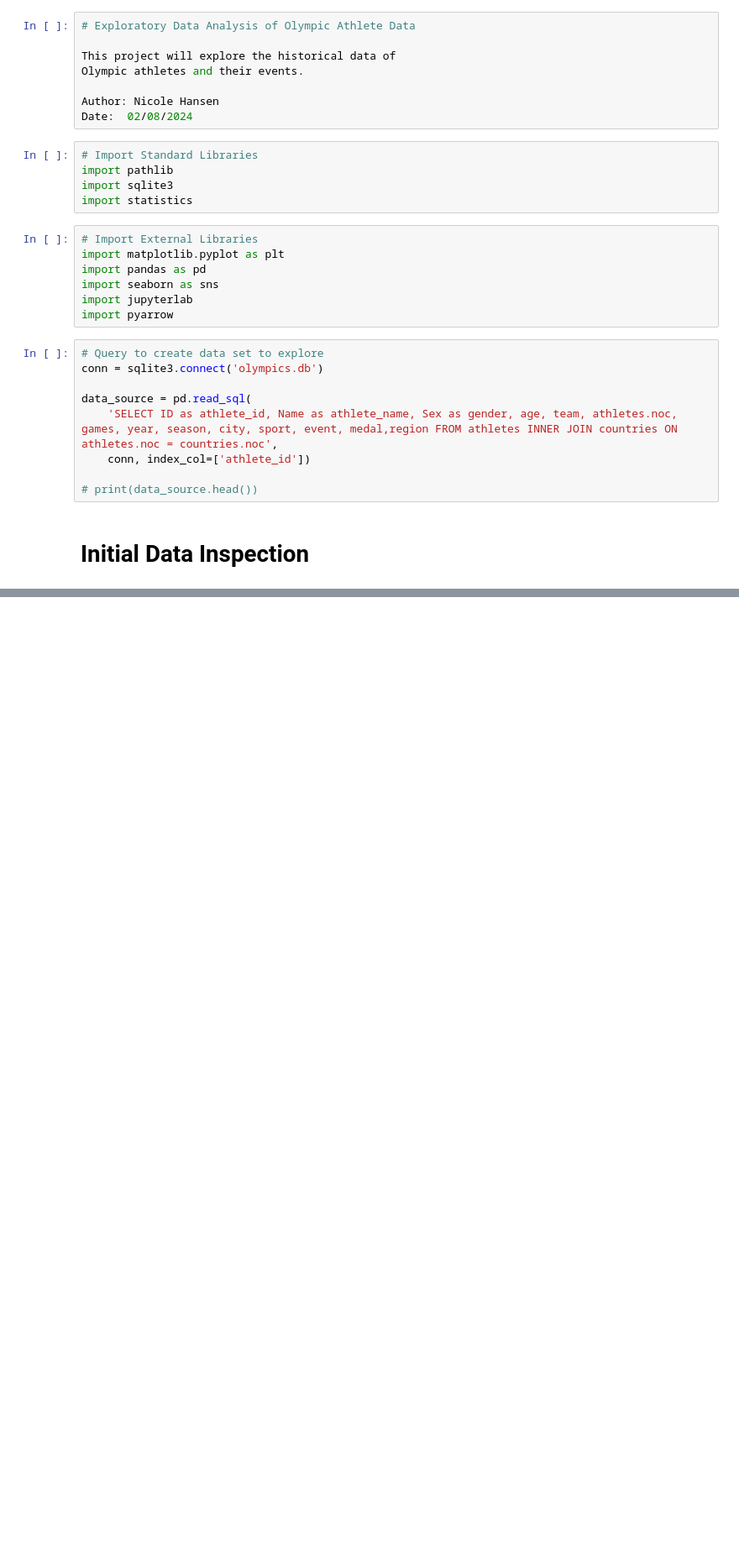
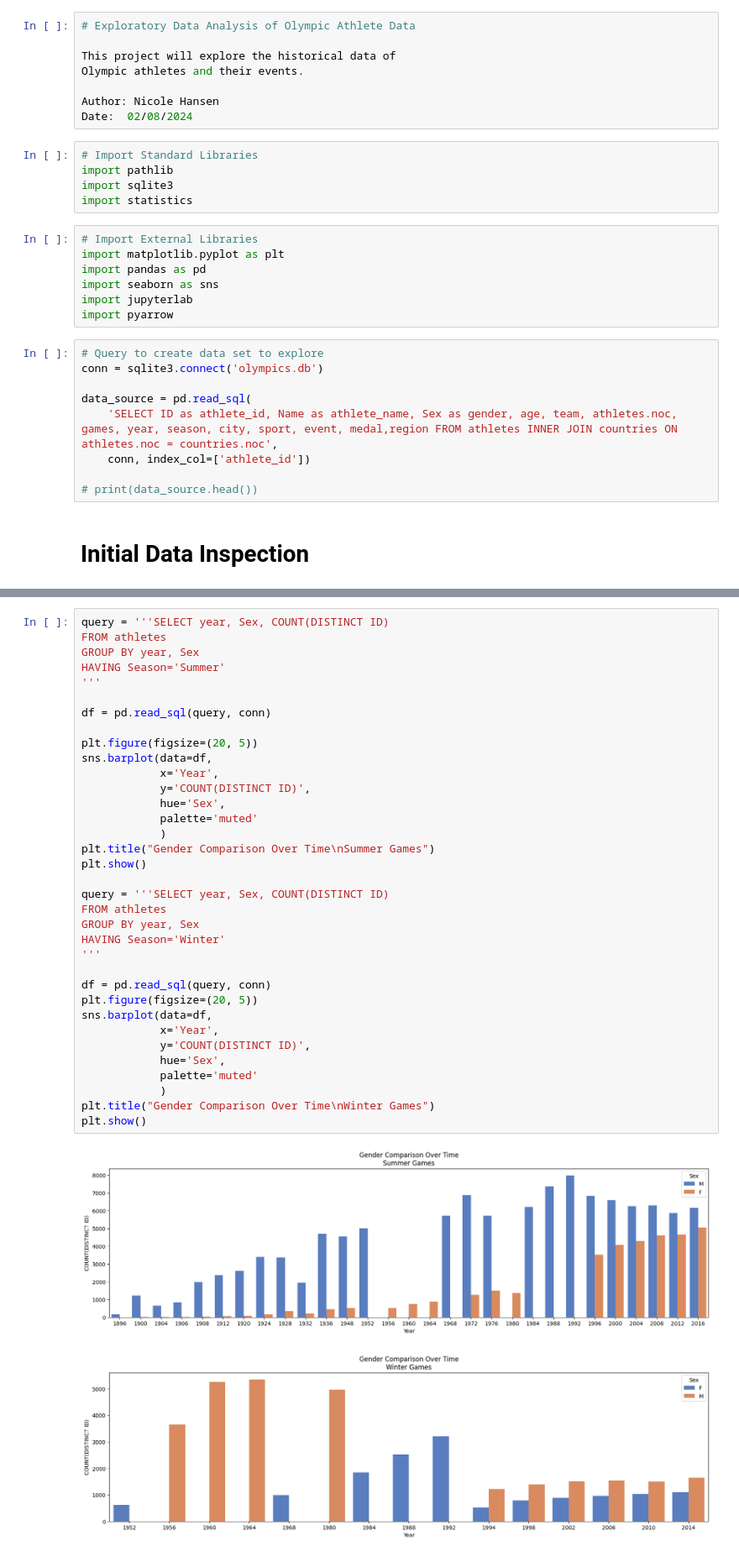
Before and after one commit to nhansen23/datafun-06-eda, a Jupyter notebook: nicole_eda.ipynb, the cells around one changed output, grey strips where cells are left out. Shown at 84% size. Drawn from its saved outputs; the diff is of its cells as text; blank space fills up the shorter version.

```diff
--- a/nicole_eda.ipynb
+++ b/nicole_eda.ipynb
@@ -33,0 +104,38 @@ print(data_source.describe())
+# %%
+query = '''SELECT year, Sex, COUNT(DISTINCT ID)
+FROM athletes
+GROUP BY year, Sex
+HAVING Season='Summer'
+'''
+
+df = pd.read_sql(query, conn)
+
+plt.figure(figsize=(20, 5))
+sns.barplot(data=df,
+            x='Year',
+            y='COUNT(DISTINCT ID)',
+            hue='Sex',
+            palette='muted'
+            )
+plt.title("Gender Comparison Over Time\nSummer Games")
+plt.show()
+
+query = '''SELECT year, Sex, COUNT(DISTINCT ID)
+FROM athletes
+GROUP BY year, Sex
+HAVING Season='Winter'
+'''
+
+df = pd.read_sql(query, conn)
+plt.figure(figsize=(20, 5))
+sns.barplot(data=df,
+            x='Year',
+            y='COUNT(DISTINCT ID)',
+            hue='Sex',
+            palette='muted'
+            )
+plt.title("Gender Comparison Over Time\nWinter Games")
+plt.show()
+# %% [output]
+[figure, added]
+[figure, added]
```
Also changed, not shown: parts of 4 cells of this notebook.
